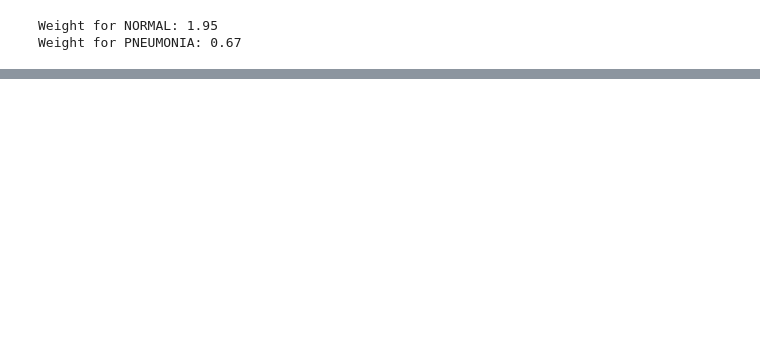
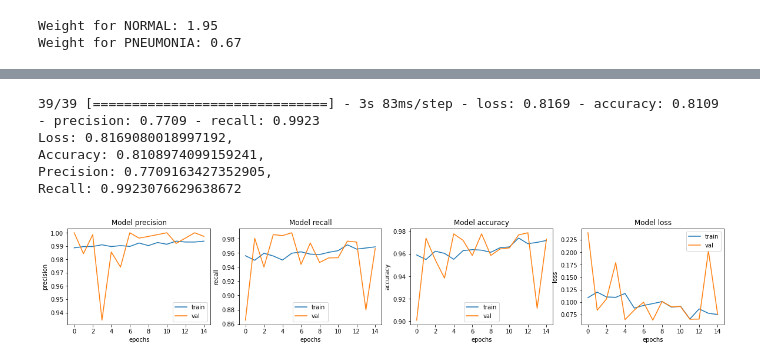
Before and after one commit to moonkl7/Simple_AI, a Jupyter notebook: [E-11]xray.ipynb, the cells around one changed output, grey strips where cells are left out. Drawn from its saved outputs; the diff is of its cells as text; code cells hidden in the pictures; blank space fills up the shorter version.

```diff
--- a/[E-11]xray.ipynb
+++ b/[E-11]xray.ipynb
@@ -248,0 +343,10 @@ Epoch 5/25
+# %%
+with tf.device('/GPU:0'):
+    history = model.fit(
+        train_ds,
+        steps_per_epoch=TRAIN_IMG_COUNT // BATCH_SIZE,
+        epochs=15,
+        validation_data=val_ds,
+        validation_steps=VAL_IMG_COUNT // BATCH_SIZE,
+        class_weight=class_weight,
+    )
@@ -248,0 +371,22 @@ Epoch 5/25
+# %%
+loss, accuracy, precision, recall = model.evaluate(test_ds)
+print(f'Loss: {loss},\nAccuracy: {accuracy},\nPrecision: {precision},\nRecall: {recall}')
+# %% [output]
+39/39 [==============================] - 3s 83ms/step - loss: 0.8169 - accuracy: 0.8109 - precision: 0.7709 - recall: 0.9923
+Loss: 0.8169080018997192,
+Accuracy: 0.8108974099159241,
+Precision: 0.7709163427352905,
+Recall: 0.9923076629638672
+# %%
+fig, ax = plt.subplots(1, 4, figsize=(20, 3))
+ax = ax.ravel()
+
+for i, met in enumerate(['precision', 'recall', 'accuracy', 'loss']):
+    ax[i].plot(history.history[met])
+    ax[i].plot(history.history['val_' + met])
+    ax[i].set_title('Model {}'.format(met))
+    ax[i].set_xlabel('epochs')
+    ax[i].set_ylabel(met)
+    ax[i].legend(['train', 'val'])
+# %% [output]
+[figure, added]
```
Also changed, not shown: parts of 10 cells of this notebook.
